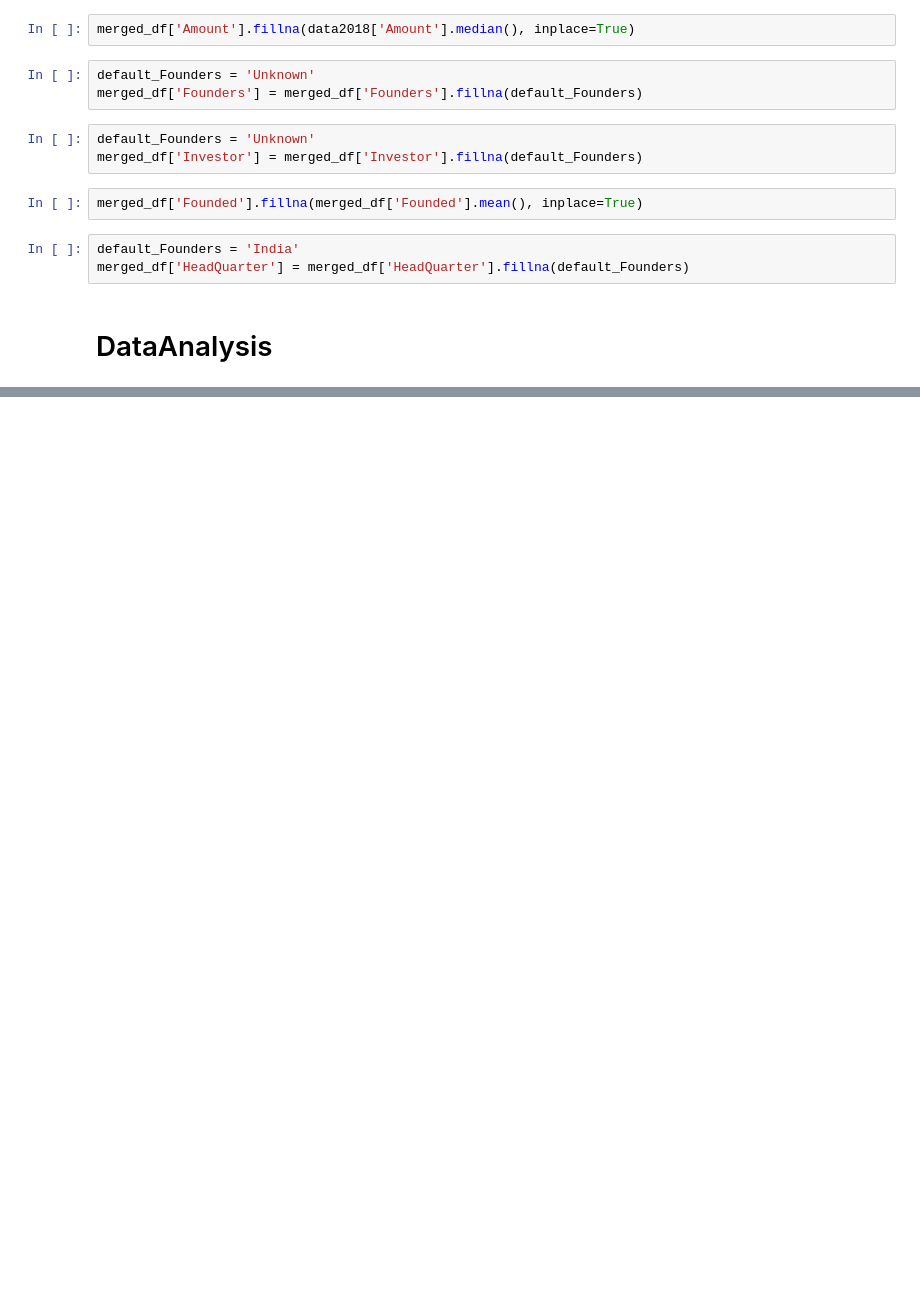
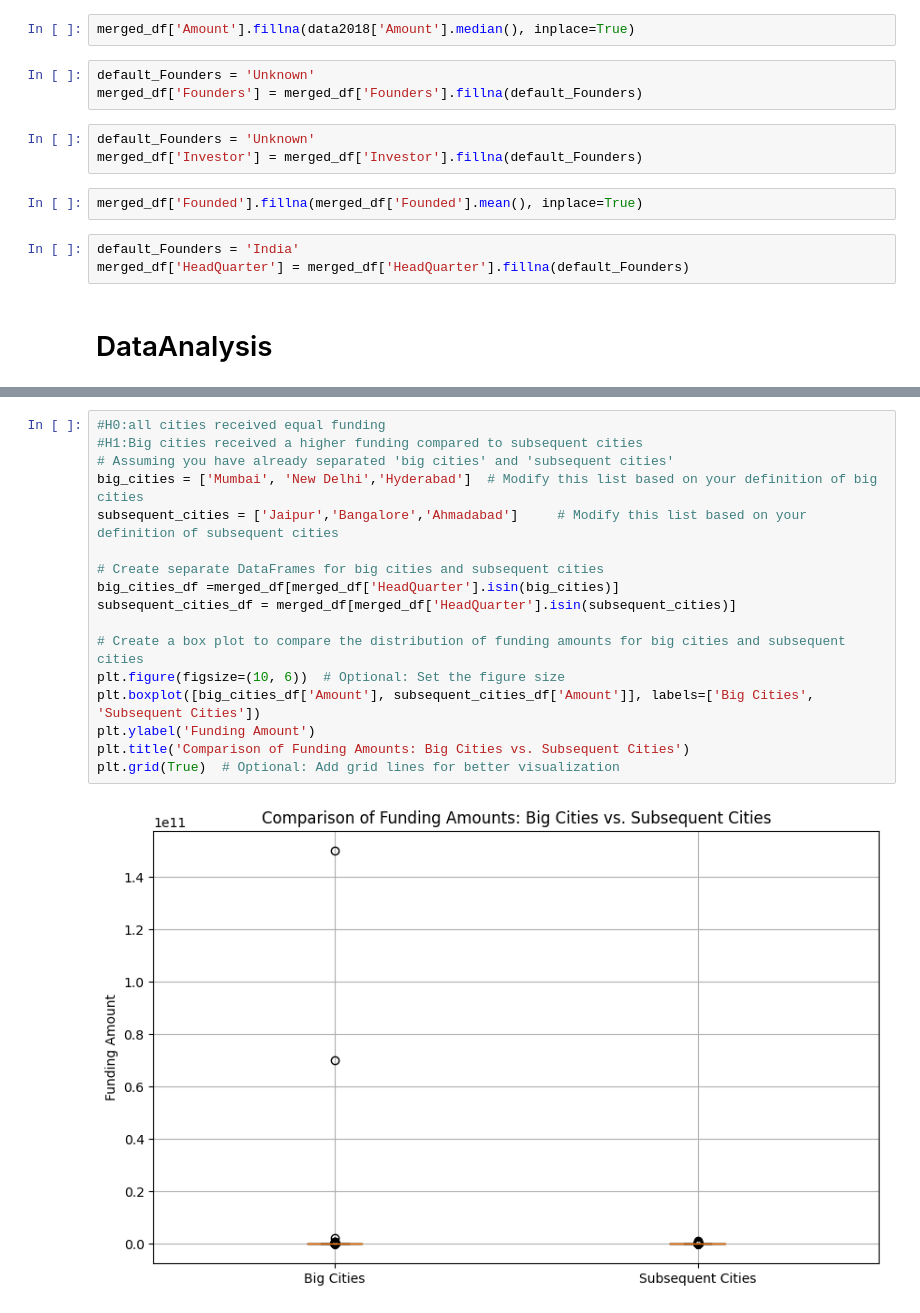
Before and after one commit to Keganwealths/LP1, a Jupyter notebook: DataAnalysis.ipynb, the cells around one changed output, grey strips where cells are left out. Cells and saved outputs as stored; diff of their text form; blank space fills up the shorter version.

```diff
--- a/DataAnalysis.ipynb
+++ b/DataAnalysis.ipynb
@@ -682,0 +747,19 @@ merged_df['HeadQuarter'] = merged_df['HeadQuarter'].fillna(default_Founders)
+# %%
+#H0:all cities received equal funding
+#H1:Big cities received a higher funding compared to subsequent cities
+# Assuming you have already separated 'big cities' and 'subsequent cities'
+big_cities = ['Mumbai', 'New Delhi','Hyderabad']  # Modify this list based on your definition of big cities
+subsequent_cities = ['Jaipur','Bangalore','Ahmadabad']     # Modify this list based on your definition of subsequent cities
+
+# Create separate DataFrames for big cities and subsequent cities
+big_cities_df =merged_df[merged_df['HeadQuarter'].isin(big_cities)]
+subsequent_cities_df = merged_df[merged_df['HeadQuarter'].isin(subsequent_cities)]
+
+# Create a box plot to compare the distribution of funding amounts for big cities and subsequent cities
+plt.figure(figsize=(10, 6))  # Optional: Set the figure size
+plt.boxplot([big_cities_df['Amount'], subsequent_cities_df['Amount']], labels=['Big Cities', 'Subsequent Cities'])
+plt.ylabel('Funding Amount')
+plt.title('Comparison of Funding Amounts: Big Cities vs. Subsequent Cities')
+plt.grid(True)  # Optional: Add grid lines for better visualization
+# %% [output]
+[figure, added]
```
Also changed, not shown: parts of 14 cells of this notebook.
